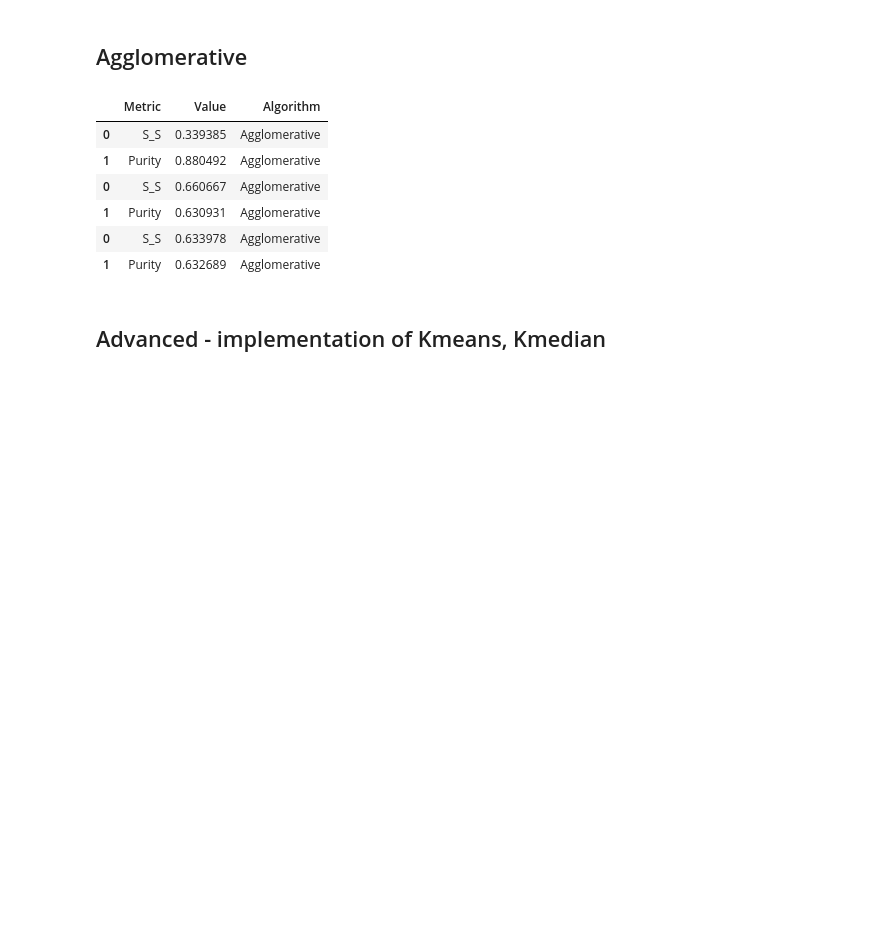
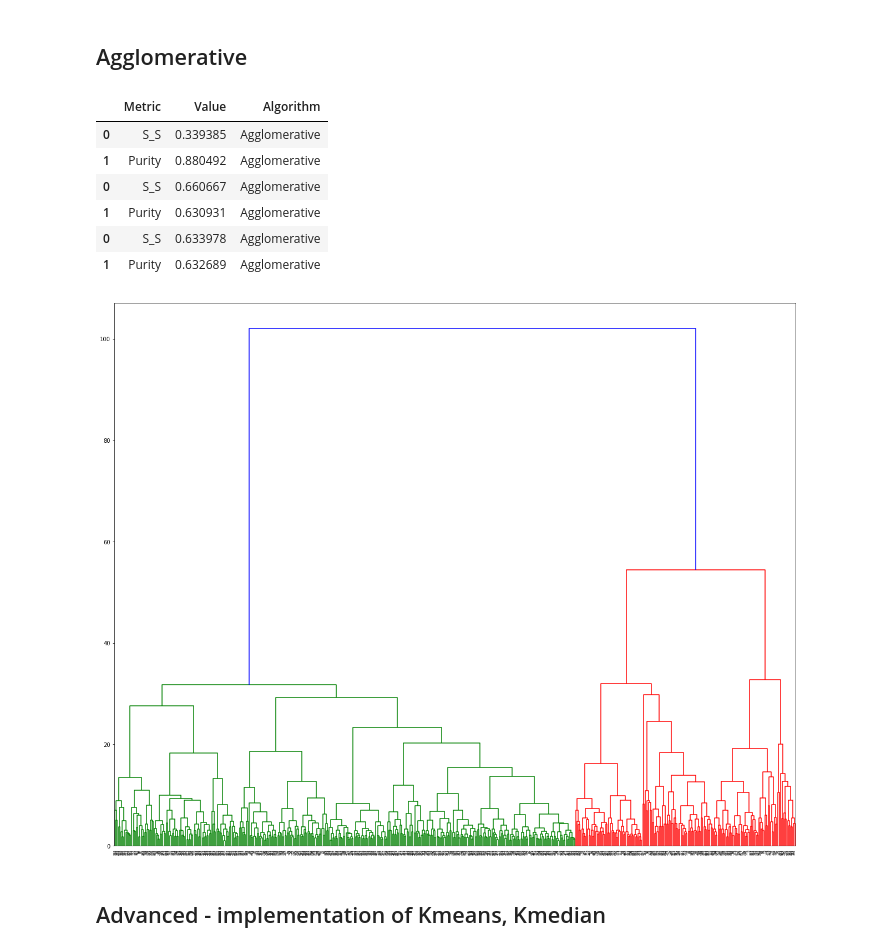
Before and after one commit to enzittonn/DSV-DAMI-I, a Jupyter notebook: HW2/sand.ipynb, the cells around one changed output. Drawn from its saved outputs; the diff is of its cells as text; code cells hidden in the pictures; blank space fills up the shorter version.

Commit message:
Agglom Dendrogram done

```diff
--- a/HW2/sand.ipynb
+++ b/HW2/sand.ipynb
@@ -219,6 +219,14 @@ evaluation_for_agglomerative
 | 1 | Purity | 0.630931 | Agglomerative |
 | 0 | S_S | 0.633978 | Agglomerative |
 | 1 | Purity | 0.632689 | Agglomerative |
+# %%
+linkage_type = 'ward'
+linkage_matrix = linkage(data_standardized, linkage_type)
+plt.figure(figsize=(22,18))
+dendrogram(linkage_matrix)
+plt.show()
+# %% [output]
+[figure, added]
 # %% [markdown]
 ## Advanced - implementation of Kmeans, Kmedian
 # %%
```
